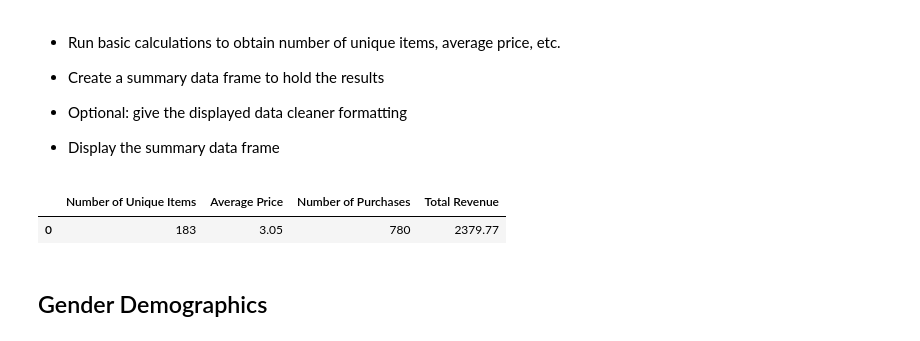
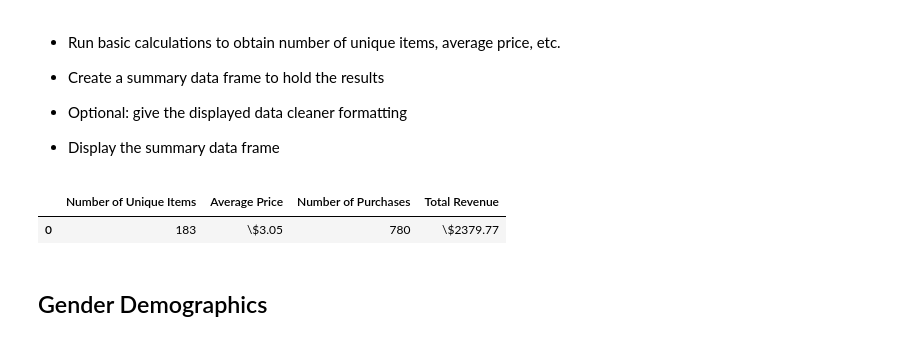
Before and after one commit to annmcnamara/pandas-challenge, a Jupyter notebook: HeroesOfPymoli/HeroesOfPymoli_starter.ipynb, the cells around one changed output. Drawn from its saved outputs; the diff is of its cells as text; code cells hidden in the pictures.

```diff
--- a/HeroesOfPymoli/HeroesOfPymoli_starter.ipynb
+++ b/HeroesOfPymoli/HeroesOfPymoli_starter.ipynb
@@ -42,33 +42,33 @@ total_players_df
 # %%
 # purchase_data.columns
 # 'Purchase ID', 'SN', 'Age', 'Gender', 'Item ID', 'Item Name', 'Price'
 
 # Basic calculations to obtain
 #  number of unique items
 #  average price
 #  Number of Purchases
 #  Total Revenue
 
 unique_items  = len(purchase_data["Item ID"].unique())
 average_price = purchase_data["Price"].mean()
 num_purchases = len(purchase_data["Purchase ID"].unique())
 total_revenue = purchase_data["Price"].sum()
 
 summaryDict= [
     {'Number of Unique Items':unique_items,
      'Average Price':average_price,
      'Number of Purchases':num_purchases,
      'Total Revenue':total_revenue
     }
 ]
 summary_df = pd.DataFrame(summaryDict)
 #use map to format the currency columns
-summary_df['Average Price'] = summary_df['Average Price'].map("{:.2f}".format)
-summary_df['Total Revenue'] = summary_df['Total Revenue'].map("{:.2f}".format)
+summary_df['Average Price'] = summary_df['Average Price'].map("\${:.2f}".format)
+summary_df['Total Revenue'] = summary_df['Total Revenue'].map("\${:.2f}".format)
 summary_df
 # %% [output]
 |  | Number of Unique Items | Average Price | Number of Purchases | Total Revenue |
-| 0 | 183 | 3.05 | 780 | 2379.77 |
+| 0 | 183 | \$3.05 | 780 | \$2379.77 |
 # %% [markdown]
 ## Gender Demographics
 # %% [markdown]
```
